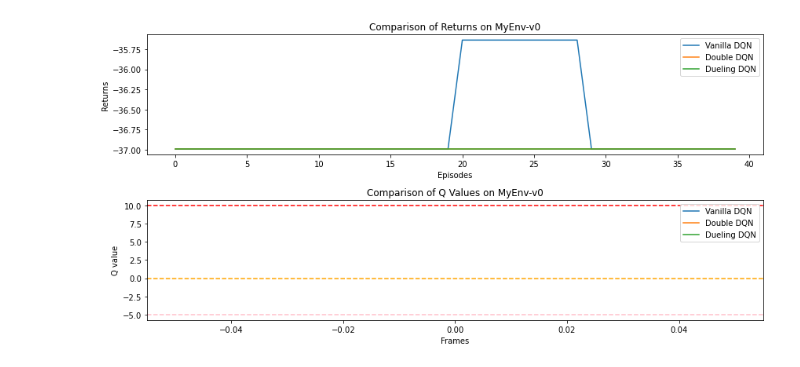
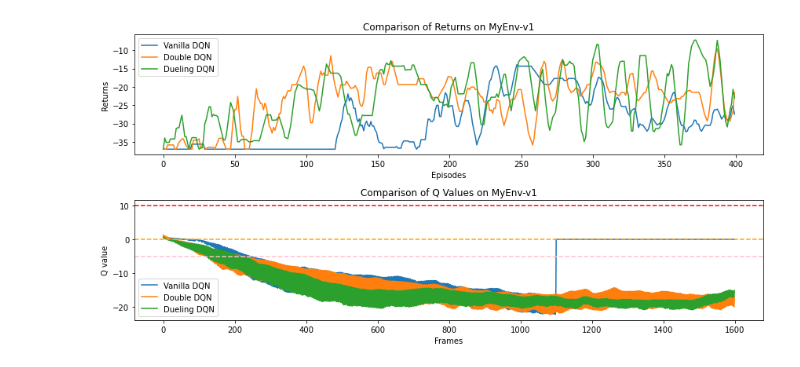
Before and after one commit to yjchenCN/SOC-Re-Sequencing, a Jupyter notebook: PRIORITIZED EXPERIENCE REPLAY.ipynb, the cells around one changed output. Saved outputs shown, nothing was run; the diff lists cells and outputs as text; code cells hidden in the pictures.

```diff
--- a/PRIORITIZED EXPERIENCE REPLAY.ipynb
+++ b/PRIORITIZED EXPERIENCE REPLAY.ipynb
@@ -198,7 +198,7 @@ class DQN:
 
 
 lr = 1e-3
-num_episodes =40
+num_episodes =400
 hidden_dim = 128
 gamma = 0.99
 epsilon = 0.01
@@ -207,7 +207,7 @@ buffer_size = 10000
 minimal_size = 500
 batch_size = 256
 device = torch.device("cuda") if torch.cuda.is_available() else torch.device("cpu")
-env_name = 'MyEnv-v0'
+env_name = 'MyEnv-v1'
 env = gym.make(env_name)
 state_dim = env.observation_space.shape[0]
 action_dim = 24
@@ -287,31 +287,31 @@ mv_return_vanilla = rl_utils.moving_average(return_list_vanilla, 9)
 mv_return_double = rl_utils.moving_average(return_list_double, 5)
 mv_return_dueling = rl_utils.moving_average(return_list_dueling, 5)
 
 plt.figure(figsize=(12, 6))
 plt.subplot(2, 1, 1)
 plt.plot(episodes_list, mv_return_vanilla, label='Vanilla DQN')
 plt.plot(episodes_list, mv_return_double, label='Double DQN')
 plt.plot(episodes_list, mv_return_dueling, label='Dueling DQN')
 plt.xlabel('Episodes')
 plt.ylabel('Returns')
 plt.title('Comparison of Returns on {}'.format(env_name))
 plt.legend()
 
 # Plot Q values
 frames_list = list(range(len(max_q_value_list_vanilla)))
 plt.subplot(2, 1, 2)
 plt.plot(frames_list, max_q_value_list_vanilla, label='Vanilla DQN')
 plt.plot(frames_list, max_q_value_list_double, label='Double DQN')
 plt.plot(frames_list, max_q_value_list_dueling, label='Dueling DQN')
 plt.axhline(0, c='orange', ls='--')
 plt.axhline(-5, c='pink', ls='--')
 plt.axhline(10, c='red', ls='--')
 plt.xlabel('Frames')
 plt.ylabel('Q value')
 plt.title('Comparison of Q Values on {}'.format(env_name))
 plt.legend()
 
 plt.tight_layout()
 plt.show()
 # %% [output]
-[figure, old version]
+[figure, new version]
```
Also changed, not shown: 9 other files.
